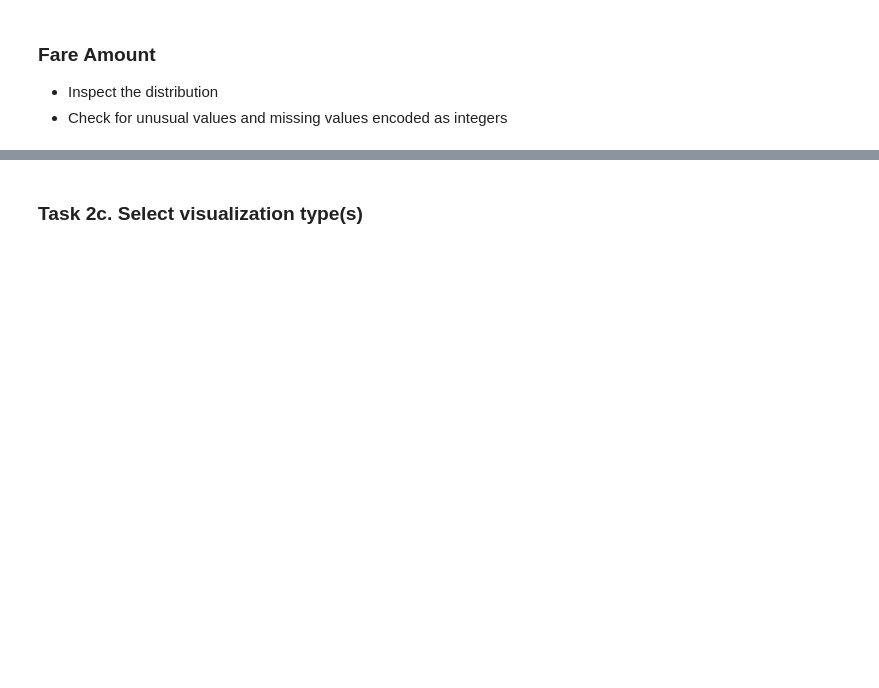
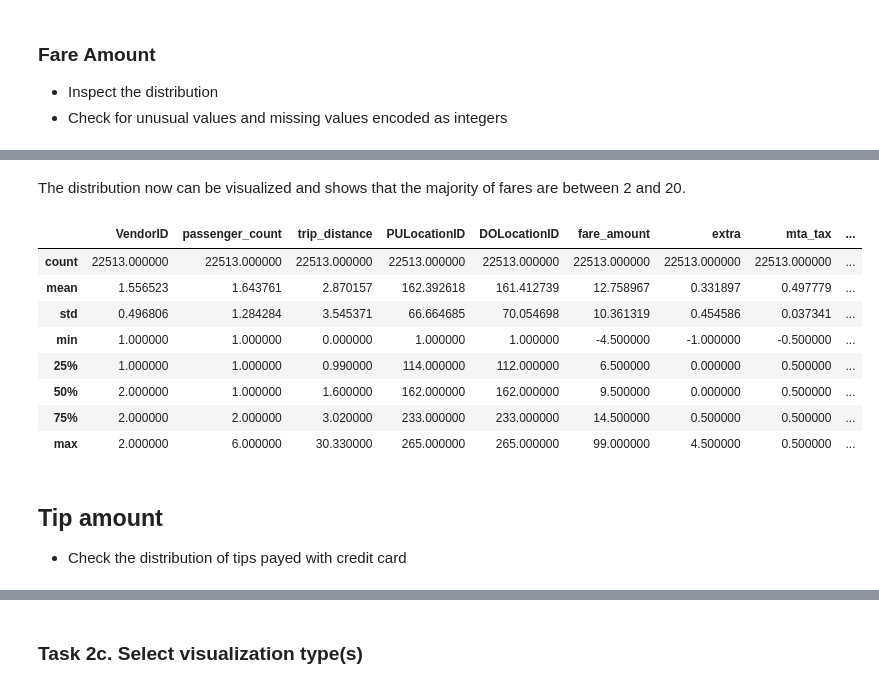
Before and after one commit to Protospi/automatidata-google, a Jupyter notebook: preprocess_eda.ipynb, the cells around one changed output, grey strips where cells are left out. Drawn from its saved outputs; the diff is of its cells as text; code cells hidden in the pictures; blank space fills up the shorter version.

```diff
--- a/Activity_Course 3 Automatidata project lab.ipynb
+++ b/preprocess_eda.ipynb
@@ -589,0 +629,17 @@ Text(0.5, 1.0, 'Count of the number of trips by payment types')
+# %% [markdown]
+The distribution now can be visualized and shows that the majority of fares are between 2 and 20.
+# %%
+df.describe()
+# %% [output]
+|  | VendorID | passenger_count | trip_distance | PULocationID | DOLocationID | fare_amount | extra | mta_tax | ... |
+| count | 22513.000000 | 22513.000000 | 22513.000000 | 22513.000000 | 22513.000000 | 22513.000000 | 22513.000000 | 22513.000000 | ... |
+| mean | 1.556523 | 1.643761 | 2.870157 | 162.392618 | 161.412739 | 12.758967 | 0.331897 | 0.497779 | ... |
+| std | 0.496806 | 1.284284 | 3.545371 | 66.664685 | 70.054698 | 10.361319 | 0.454586 | 0.037341 | ... |
+| min | 1.000000 | 1.000000 | 0.000000 | 1.000000 | 1.000000 | -4.500000 | -1.000000 | -0.500000 | ... |
+| 25% | 1.000000 | 1.000000 | 0.990000 | 114.000000 | 112.000000 | 6.500000 | 0.000000 | 0.500000 | ... |
+| 50% | 2.000000 | 1.000000 | 1.600000 | 162.000000 | 162.000000 | 9.500000 | 0.000000 | 0.500000 | ... |
+| 75% | 2.000000 | 2.000000 | 3.020000 | 233.000000 | 233.000000 | 14.500000 | 0.500000 | 0.500000 | ... |
+| max | 2.000000 | 6.000000 | 30.330000 | 265.000000 | 265.000000 | 99.000000 | 4.500000 | 0.500000 | ... |
+# %% [markdown]
+## Tip amount
+* Check the distribution of tips payed with credit card
```
Also changed, not shown: parts of 20 cells of this notebook, 3 other files.
